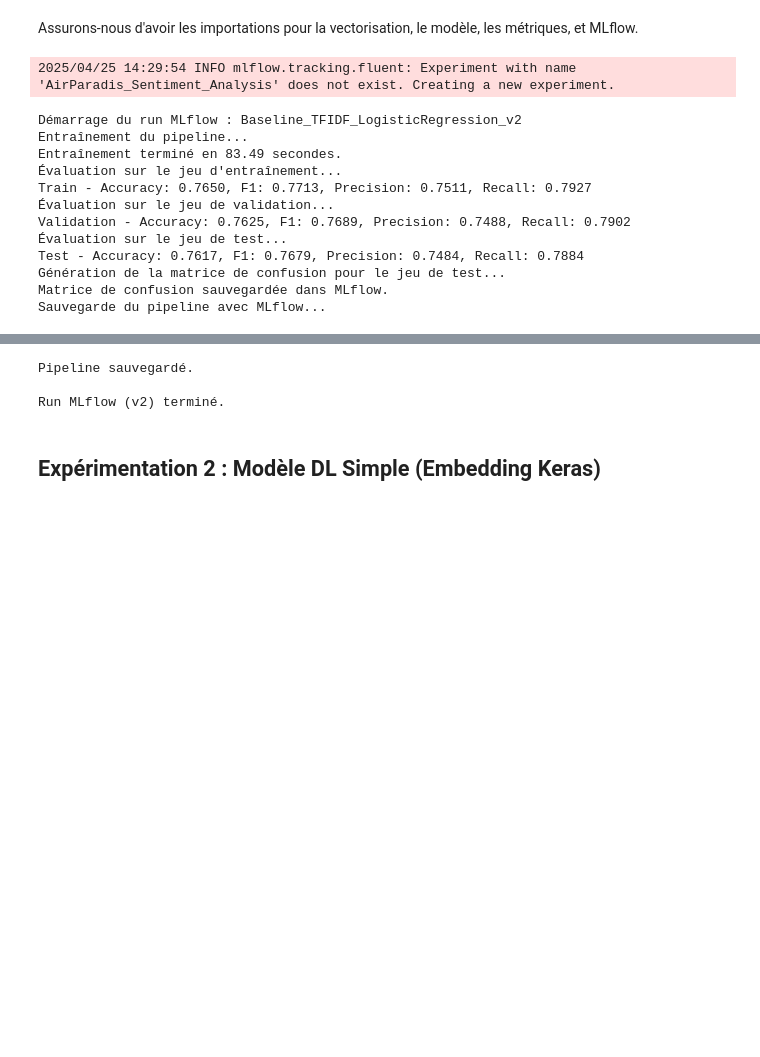
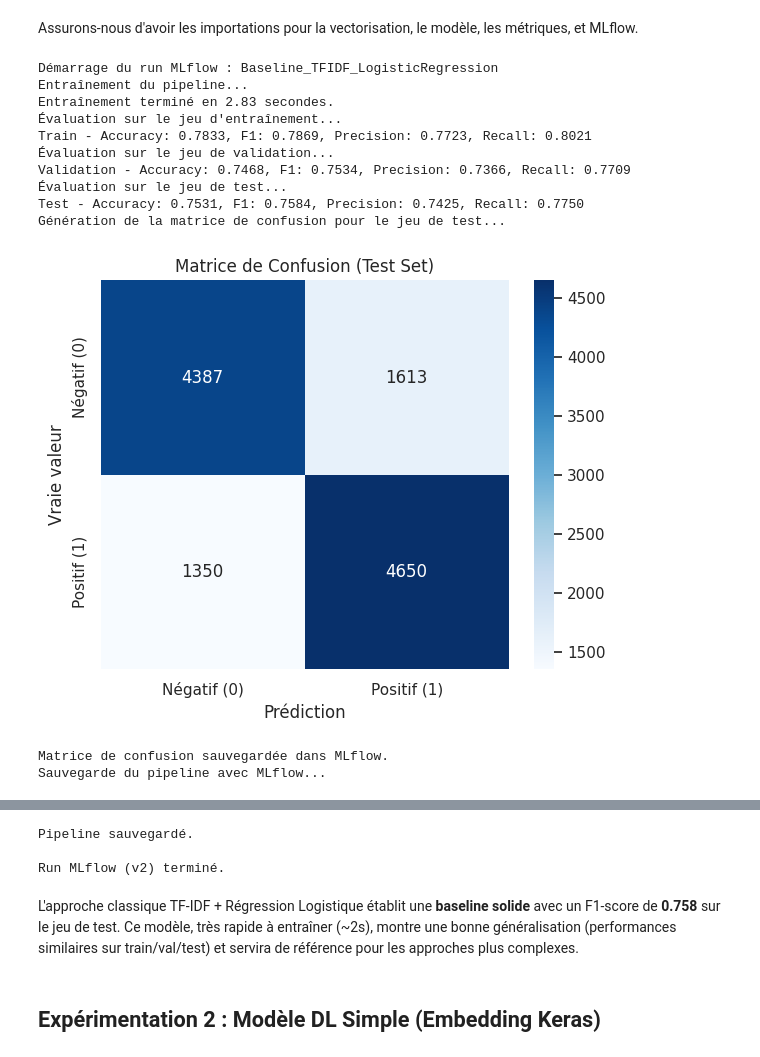
Before and after one commit to M-Carre/OC, a Jupyter notebook: Notebook_de_modélisation.ipynb, the cells around one changed output, grey strips where cells are left out. Cells and saved outputs as stored; diff of their text form; code cells hidden in the pictures; blank space fills up the shorter version.

```diff
--- a/Notebook_de_modélisation.ipynb
+++ b/Notebook_de_modélisation.ipynb
@@ -15,6 +30,10 @@ Receiving objects: 100% (3/3), 77.74 KiB | 3.89 MiB/s, done.
 # %% [markdown]
 On commence par les importations.
 # %%
+# Accédez au contenu du drive depuis le notebook
+from google.colab import drive
+drive.mount('/content/drive')
+
 # Manipulation de données
 import pandas as pd
 import numpy as np
@@ -31,10 +50,35 @@ import seaborn as sns
 from sklearn.model_selection import train_test_split
 from sklearn.metrics import accuracy_score, precision_score, recall_score, f1_score, confusion_matrix
 
+# --- Configuration MLflow Persistante ---
+# Définir le chemin persistant sur Drive
+# --- Importation MLflow et autres ---
+try:
+    import mlflow
+    import mlflow.sklearn
+except ImportError:
+    import subprocess
+    import sys
+    print("MLflow non trouvé. Installation en cours...")
+    subprocess.check_call([sys.executable, "-m", "pip", "install", "mlflow"])
+    import mlflow
+    import mlflow.sklearn
+import os
+mlflow_persistent_path = '/content/drive/MyDrive/Colab Notebooks/OC/P7/mlflow_runs_persistent'
+os.makedirs(mlflow_persistent_path, exist_ok=True)
+
+# Définir le Tracking URI AVANT TOUTE EXPÉRIMENTATION
+mlflow.set_tracking_uri(f"file:{mlflow_persistent_path}")
+print(f"MLflow Tracking URI configuré sur : {mlflow.get_tracking_uri()}")
+
+# --- Définir le nom de l'expérience une seule fois aussi ---
+mlflow.set_experiment("AirParadis_Sentiment_Analysis")
+print(f"MLflow Expérience définie sur : AirParadis_Sentiment_Analysis")
+
 # Configuration pour les visualisations (optionnel mais améliore le rendu)
 sns.set_theme(style="whitegrid")
 
 print("Bibliothèques de base importées.")
-# Note : MLflow, TensorFlow/Keras, PyTorch, Transformers seront importés/installés plus tard
+# Note : TensorFlow/Keras, PyTorch, Transformers seront importés/installés plus tard
 # Note : NLTK pourrait nécessiter un téléchargement de données (ex: nltk.download('stopwords'))
 # %% [output]
@@ -802,8 +888,18 @@ from sklearn.pipeline import Pipeline
 from sklearn.metrics import (accuracy_score, f1_score, precision_score,
                              recall_score, confusion_matrix) # Ajout confusion_matrix
 
-import mlflow
-import mlflow.sklearn
+# --- Importation sécurisée de MLflow ---
+try:
+    import mlflow
+    import mlflow.sklearn
+except ImportError:
+    import subprocess
+    import sys
+    print("MLflow non trouvé. Installation en cours...")
+    subprocess.check_call([sys.executable, "-m", "pip", "install", "mlflow"])
+    import mlflow
+    import mlflow.sklearn
+
 import time
 import matplotlib.pyplot as plt # Ajout pour visualisation
 import seaborn as sns          # Ajout pour visualisation
@@ -884,43 +980,43 @@ with mlflow.start_run(run_name=run_name):
     print("Génération de la matrice de confusion pour le jeu de test...")
     cm = confusion_matrix(test_df['target'], y_test_pred)
     fig_cm, ax_cm = plt.subplots(figsize=(6, 5))
     sns.heatmap(cm, annot=True, fmt='d', cmap='Blues', ax=ax_cm,
                 xticklabels=['Négatif (0)', 'Positif (1)'],
                 yticklabels=['Négatif (0)', 'Positif (1)'])
     ax_cm.set_xlabel('Prédiction')
     ax_cm.set_ylabel('Vraie valeur')
     ax_cm.set_title('Matrice de Confusion (Test Set)')
     plt.tight_layout()
     plt.show()
 
     # Logguer la figure dans MLflow comme artefact
     mlflow.log_figure(fig_cm, "confusion_matrix_test_set.png")
     print("Matrice de confusion sauvegardée dans MLflow.")
     plt.close(fig_cm) # Fermer la figure pour éviter l'affichage automatique multiple
 
 
     # --- Sauvegarde du Modèle (Pipeline) avec MLflow ---
     print("Sauvegarde du pipeline avec MLflow...")
     mlflow.sklearn.log_model(
         sk_model=pipeline,
         artifact_path="tfidf-logistic-regression-model",
         # signature=signature # On pourrait ajouter une signature ici
         # input_example=train_df[text_column_used].iloc[:5] # Et/ou un exemple d'input
     )
     print("Pipeline sauvegardé.")
 
 print("\nRun MLflow (v2) terminé.")
 # %% [output]
-2025/04/25 14:29:54 INFO mlflow.tracking.fluent: Experiment with name 'AirParadis_Sentiment_Analysis' does not exist. Creating a new experiment.
+Démarrage du run MLflow : Baseline_TFIDF_LogisticRegression
+Entraînement du pipeline...
+Entraînement terminé en 2.83 secondes.
+Évaluation sur le jeu d'entraînement...
+Train - Accuracy: 0.7833, F1: 0.7869, Precision: 0.7723, Recall: 0.8021
+Évaluation sur le jeu de validation...
+Validation - Accuracy: 0.7468, F1: 0.7534, Precision: 0.7366, Recall: 0.7709
+Évaluation sur le jeu de test...
+Test - Accuracy: 0.7531, F1: 0.7584, Precision: 0.7425, Recall: 0.7750
+Génération de la matrice de confusion pour le jeu de test...
+[figure, added]
-Démarrage du run MLflow : Baseline_TFIDF_LogisticRegression_v2
-Entraînement du pipeline...
-Entraînement terminé en 83.49 secondes.
-Évaluation sur le jeu d'entraînement...
-Train - Accuracy: 0.7650, F1: 0.7713, Precision: 0.7511, Recall: 0.7927
-Évaluation sur le jeu de validation...
-Validation - Accuracy: 0.7625, F1: 0.7689, Precision: 0.7488, Recall: 0.7902
-Évaluation sur le jeu de test...
-Test - Accuracy: 0.7617, F1: 0.7679, Precision: 0.7484, Recall: 0.7884
-Génération de la matrice de confusion pour le jeu de test...
 Matrice de confusion sauvegardée dans MLflow.
 Sauvegarde du pipeline avec MLflow...
@@ -928,5 +1024,7 @@ Sauvegarde du pipeline avec MLflow...
 Pipeline sauvegardé.
 
 Run MLflow (v2) terminé.
+# %% [markdown]
+L'approche classique TF-IDF + Régression Logistique établit une **baseline solide** avec un F1-score de **0.758** sur le jeu de test. Ce modèle, très rapide à entraîner (~2s), montre une bonne généralisation (performances similaires sur train/val/test) et servira de référence pour les approches plus complexes.
 # %% [markdown]
 ## Expérimentation 2 : Modèle DL Simple (Embedding Keras)
```
Also changed, not shown: parts of 85 cells of this notebook.
